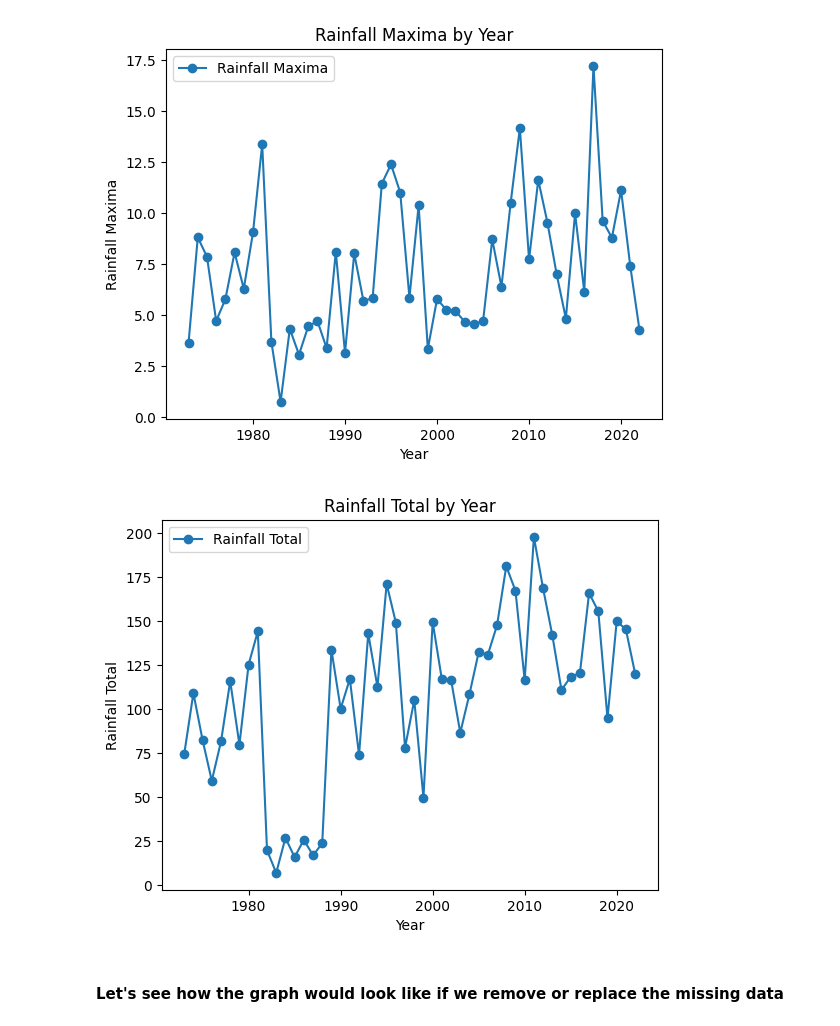
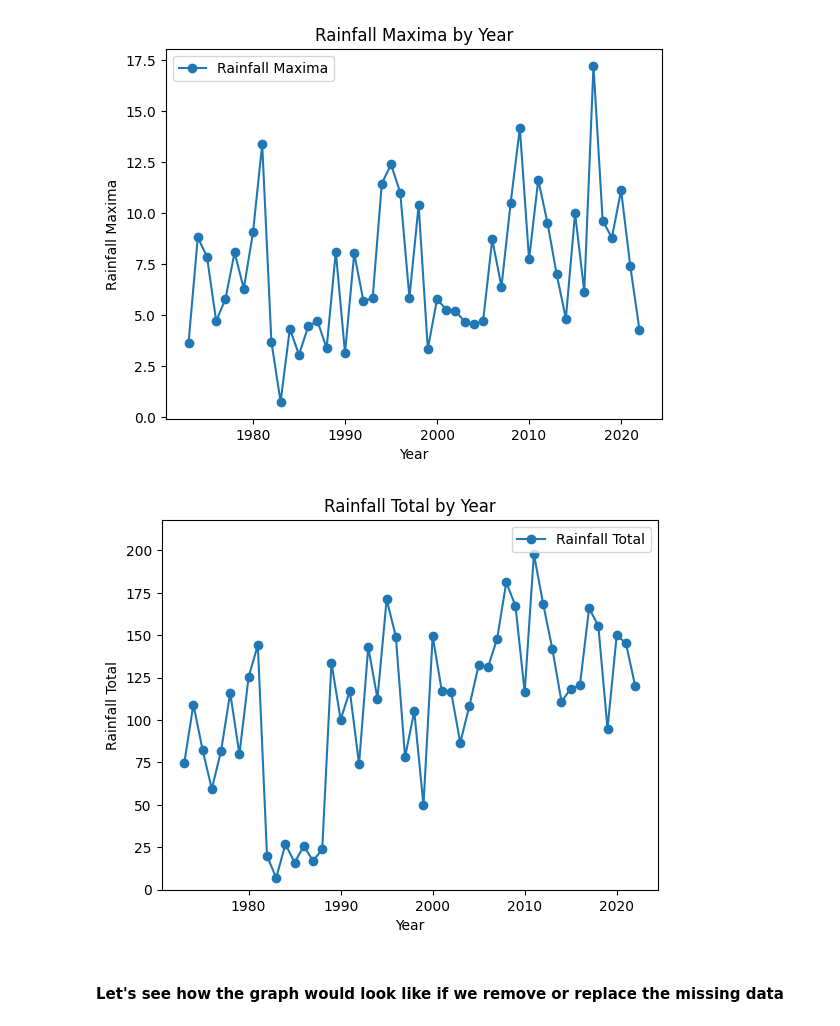
Before and after one commit to znavarra/znavarra.github.io, a Jupyter notebook: python.ipynb, the cells around one changed output. Cells and saved outputs as stored; diff of their text form; code cells hidden in the pictures.

```diff
--- a/python.ipynb
+++ b/python.ipynb
@@ -164,23 +188,26 @@ plt.show()
 # %%
 # Assuming 'total' is your DataFrame with columns Year and Rainfall_Maxima
 
 # Create a figure and axis
 fig, ax = plt.subplots()
 
 # Plot the data
 ax.plot(total['Year'], total['Rainfall_Total'], label='Rainfall Total', marker='o')
 
+max_y_value = total['Rainfall_Total'].max()
+
 # Set the labels and title
 ax.set_xlabel('Year')
 ax.set_ylabel('Rainfall Total')
 ax.set_title('Rainfall Total by Year')
 
+ax.set_ylim(0, max_y_value+20)
 # Add a legend
 ax.legend()
 
 # Show the plot
 plt.show()
 # %% [output]
-[figure, old version]
+[figure, new version]
 # %% [markdown]
 #### Let's see how the graph would look like if we remove or replace the missing data
```
Also changed, not shown: parts of 11 cells of this notebook.
